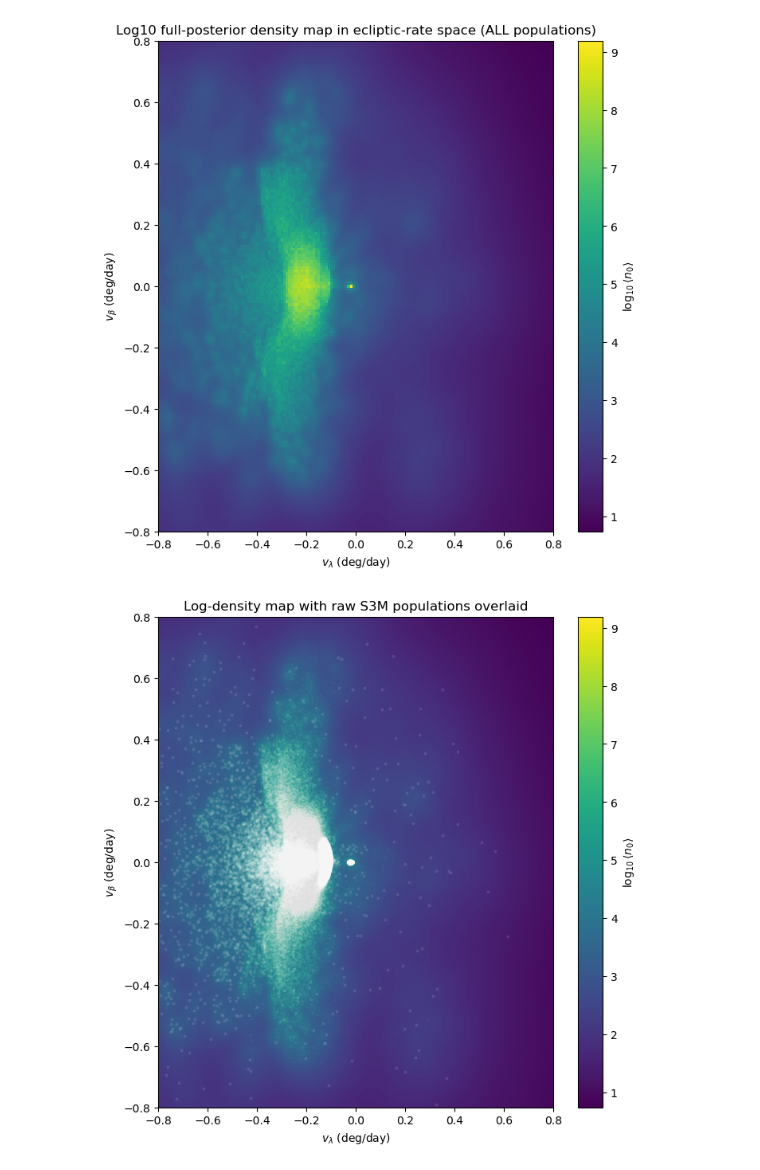
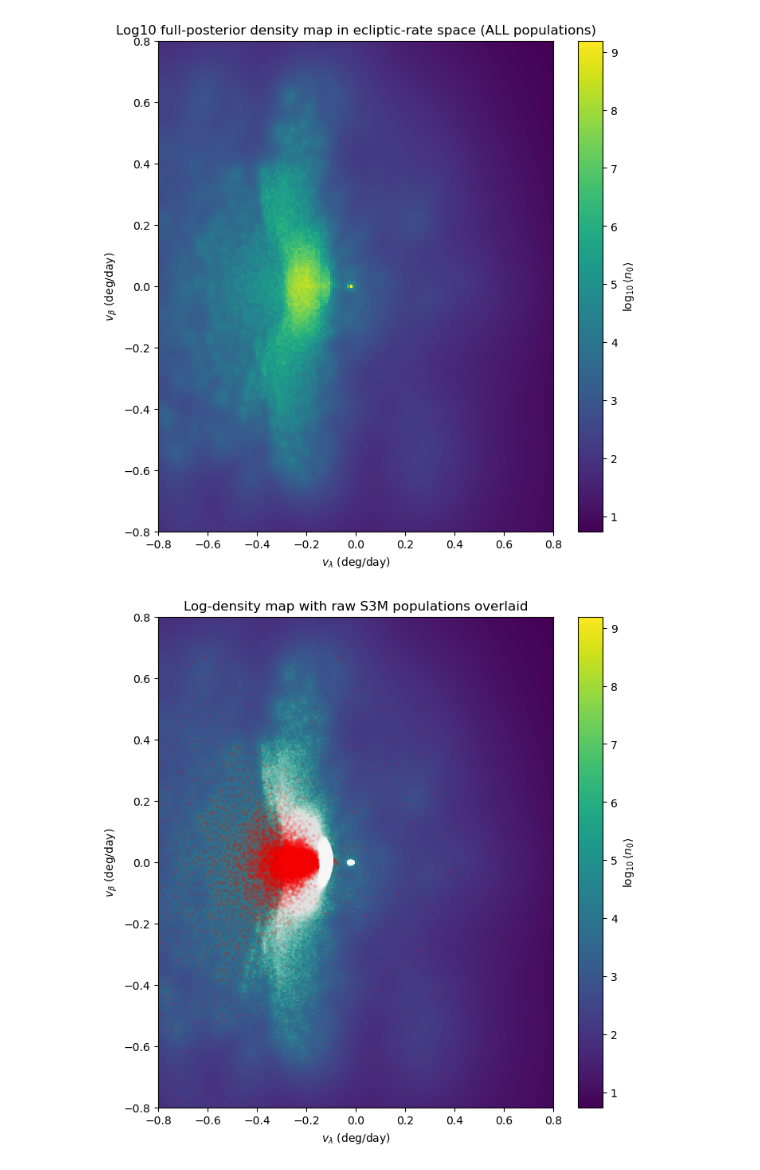
Before and after one commit to devanshi-s04/neomod, a Jupyter notebook: plotswpopulations.ipynb, the cells around one changed output. Cells and saved outputs as stored; diff of their text form; code cells hidden in the pictures.

```diff
--- a/plotswpopulations.ipynb
+++ b/plotswpopulations.ipynb
@@ -1377,26 +1377,26 @@ plt.show()
 # %%
 # Overlay raw population points on log-density map
 
 fig, ax = plt.subplots(figsize=(8, 8))
 
 im = ax.pcolormesh(
     X0, Y0, log_density_all_map,
     shading="auto"
 )
 
 # Overlay a light scatter of the raw points
 ax.scatter(vlam_mba, vbeta_mba, s=1, alpha=0.03, color="white", rasterized=True)
-ax.scatter(vlam_neo, vbeta_neo, s=4, alpha=0.08, color="white", rasterized=True)
+ax.scatter(vlam_neo, vbeta_neo, s=4, alpha=0.08, color="red", rasterized=True)
 ax.scatter(vlam_tno, vbeta_tno, s=6, alpha=0.10, color="white", rasterized=True)
 ax.scatter(vlam_tjn, vbeta_tjn, s=6, alpha=0.10, color="white", rasterized=True)
 
 ax.set_xlim(*xlim)
 ax.set_ylim(*ylim)
 ax.set_xlabel(r"$v_\lambda$ (deg/day)")
 ax.set_ylabel(r"$v_\beta$ (deg/day)")
 ax.set_title("Log-density map with raw S3M populations overlaid")
 fig.colorbar(im, ax=ax, label=r"$\log_{10}\langle n_0 \rangle$")
 
 plt.show()
 # %% [output]
-[figure, old version]
+[figure, new version]
```
Also changed, not shown: parts of 13 cells of this notebook.
